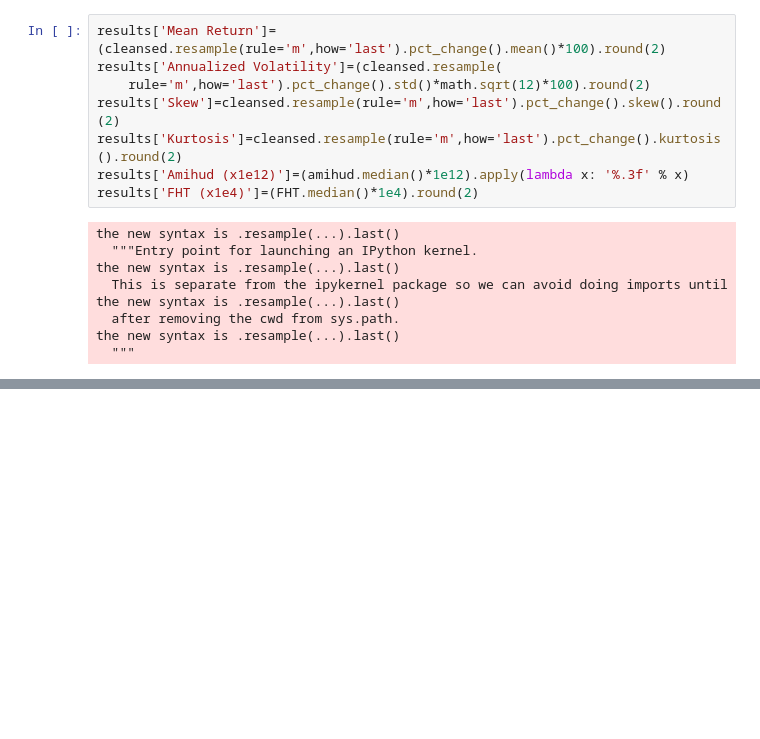
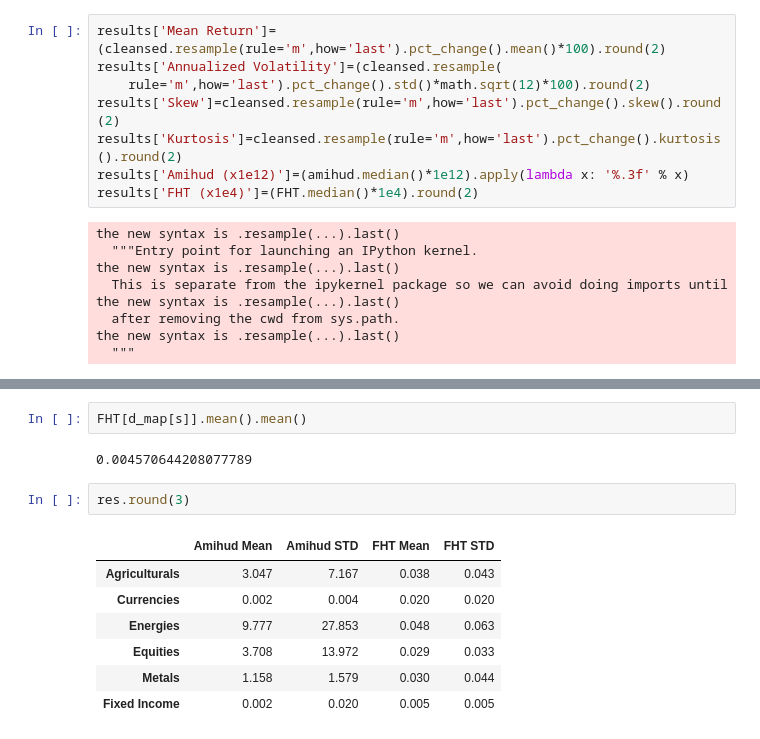
Before and after one commit to mrefermat/FinancePhD, a Jupyter notebook: LiquidityMomentum/Table 1- Summary Stats.ipynb, the cells around one changed output, grey strips where cells are left out. Cells and saved outputs as stored; diff of their text form; blank space fills up the shorter version.

```diff
--- a/LiquidityMomentum/Table 1- Summary Stats.ipynb
+++ b/LiquidityMomentum/Table 1- Summary Stats.ipynb
@@ -122,0 +154,14 @@ ZCE-FLAT GLASS               &         0.49 &                  33.55 &  0.95 &
+# %%
+FHT[d_map[s]].mean().mean()
+# %% [output]
+0.004570644208077789
+# %%
+res.round(3)
+# %% [output]
+|  | Amihud Mean | Amihud STD | FHT Mean | FHT STD |
+| Agriculturals | 3.047 | 7.167 | 0.038 | 0.043 |
+| Currencies | 0.002 | 0.004 | 0.020 | 0.020 |
+| Energies | 9.777 | 27.853 | 0.048 | 0.063 |
+| Equities | 3.708 | 13.972 | 0.029 | 0.033 |
+| Metals | 1.158 | 1.579 | 0.030 | 0.044 |
+| Fixed Income | 0.002 | 0.020 | 0.005 | 0.005 |
```
Also changed, not shown: parts of 8 cells of this notebook, 3 other files.
